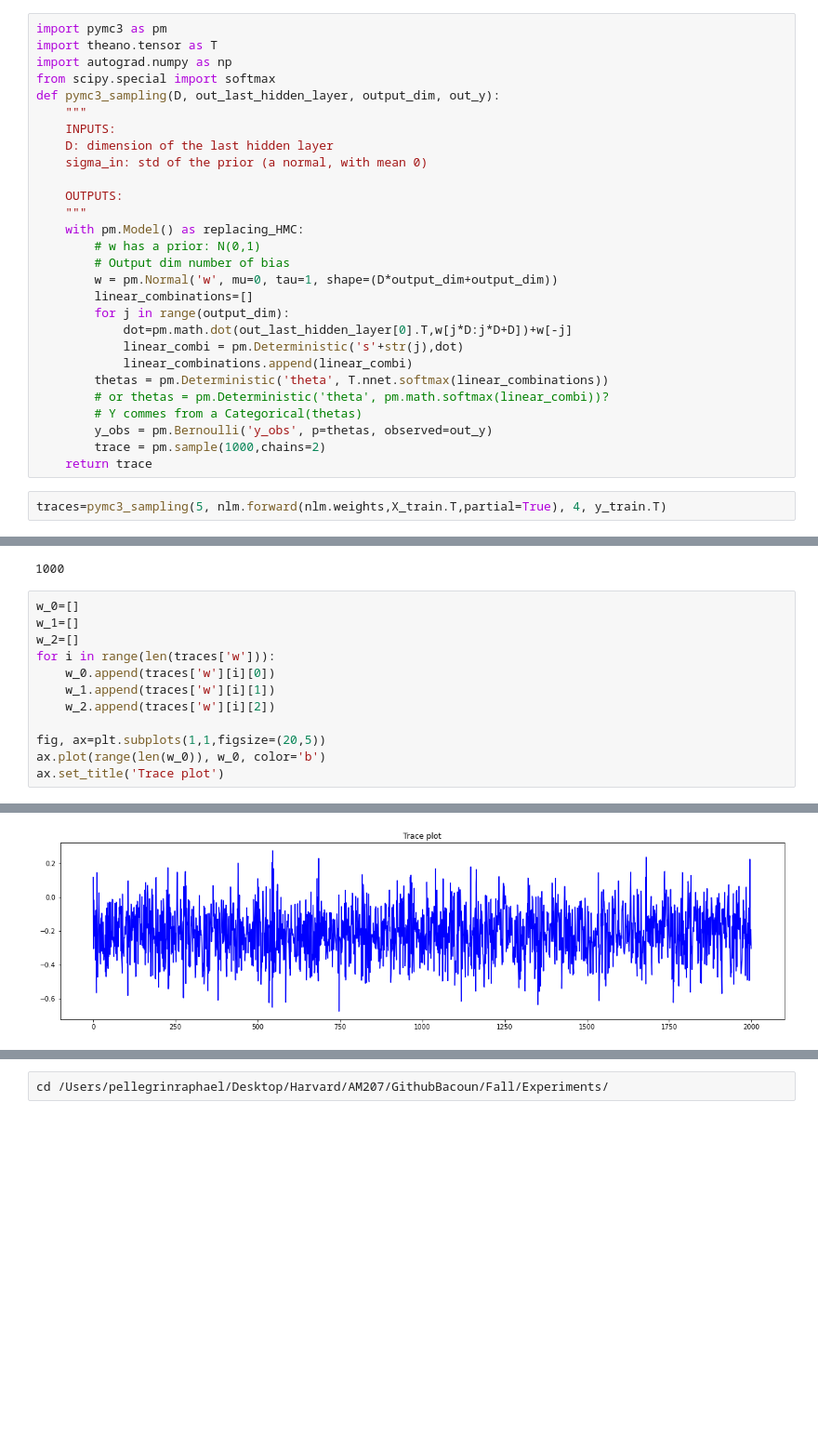
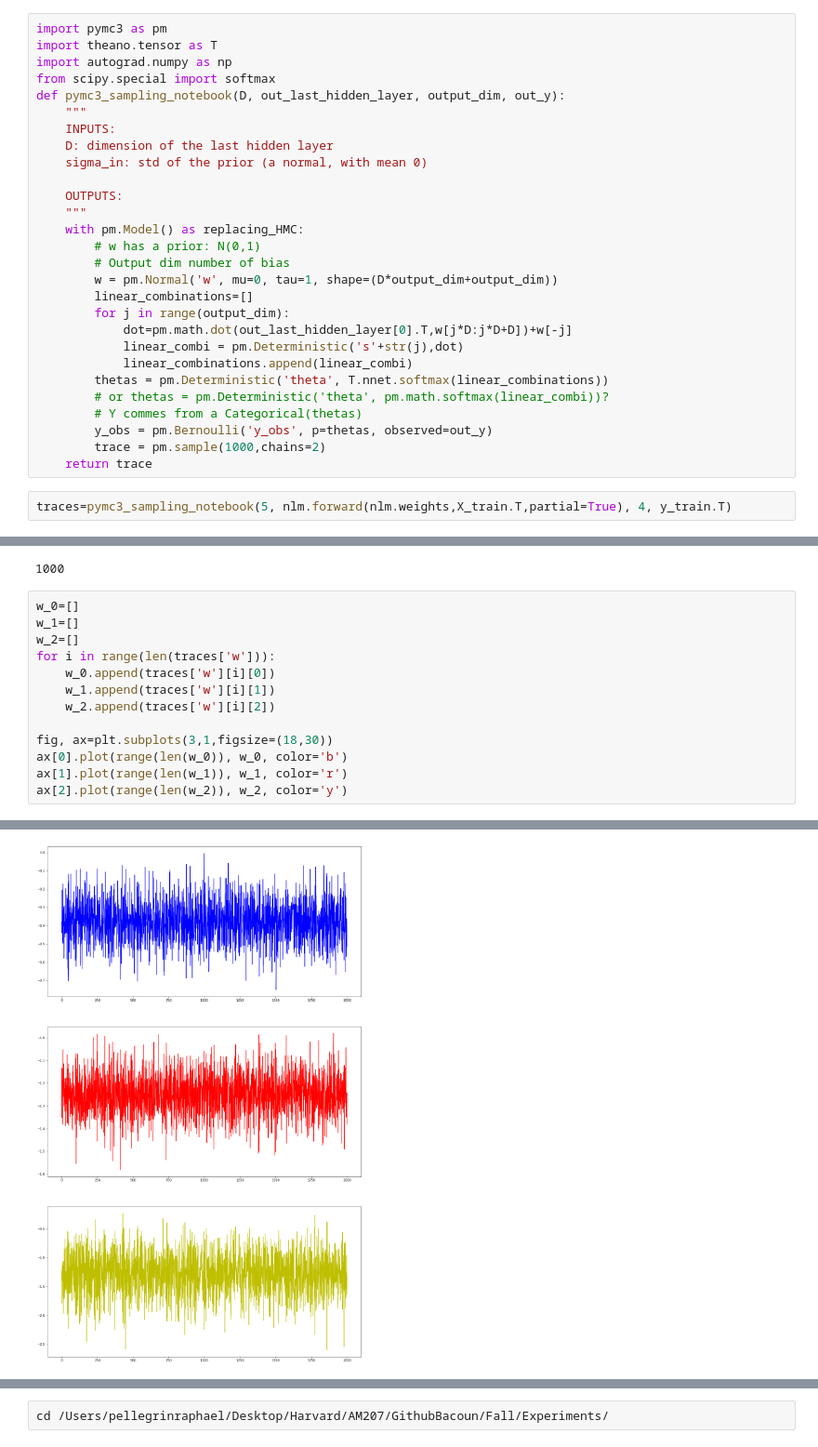
Before and after one commit to DavidAssaraf106/NLM, a Jupyter notebook: Experiments/pymc3.ipynb, the cells around one changed output, grey strips where cells are left out. Shown: that part at 93% size. Cells and saved outputs as stored; diff of their text form; blank space fills up the shorter version.

```diff
--- a/Experiments/pymc3.ipynb
+++ b/Experiments/pymc3.ipynb
@@ -133,7 +133,7 @@ import pymc3 as pm
 import theano.tensor as T
 import autograd.numpy as np
 from scipy.special import softmax
-def pymc3_sampling(D, out_last_hidden_layer, output_dim, out_y):
+def pymc3_sampling_notebook(D, out_last_hidden_layer, output_dim, out_y):
     """
     INPUTS:
     D: dimension of the last hidden layer
@@ -157,7 +157,7 @@ def pymc3_sampling(D, out_last_hidden_layer, output_dim, out_y):
         trace = pm.sample(1000,chains=2)
     return trace
 # %%
-traces=pymc3_sampling(5, nlm.forward(nlm.weights,X_train.T,partial=True), 4, y_train.T)
+traces=pymc3_sampling_notebook(5, nlm.forward(nlm.weights,X_train.T,partial=True), 4, y_train.T)
 # %% [output]
 Auto-assigning NUTS sampler...
 Initializing NUTS using jitter+adapt_diag...
@@ -178,7 +178,8 @@ for i in range(len(traces['w'])):
     w_1.append(traces['w'][i][1])
     w_2.append(traces['w'][i][2])
 
-fig, ax=plt.subplots(1,1,figsize=(20,5))
-ax.plot(range(len(w_0)), w_0, color='b')
-ax.set_title('Trace plot')
+fig, ax=plt.subplots(3,1,figsize=(18,30))
+ax[0].plot(range(len(w_0)), w_0, color='b')
+ax[1].plot(range(len(w_1)), w_1, color='r')
+ax[2].plot(range(len(w_2)), w_2, color='y')
 # %% [output]
@@ -186 +187 @@ Text(0.5, 1.0, 'Trace plot')
-[figure, old version]
+[figure, new version]
```
Also changed, not shown: parts of 8 cells of this notebook, 1 other file.
